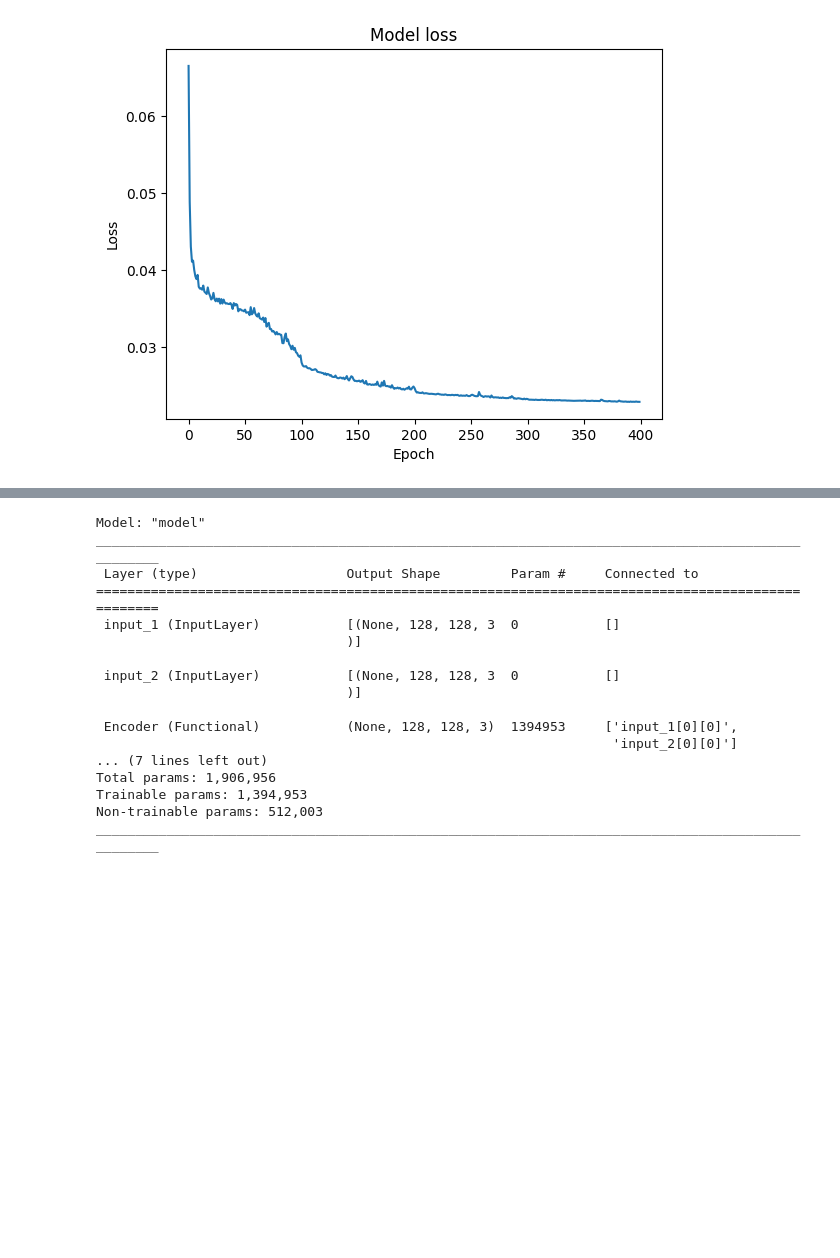
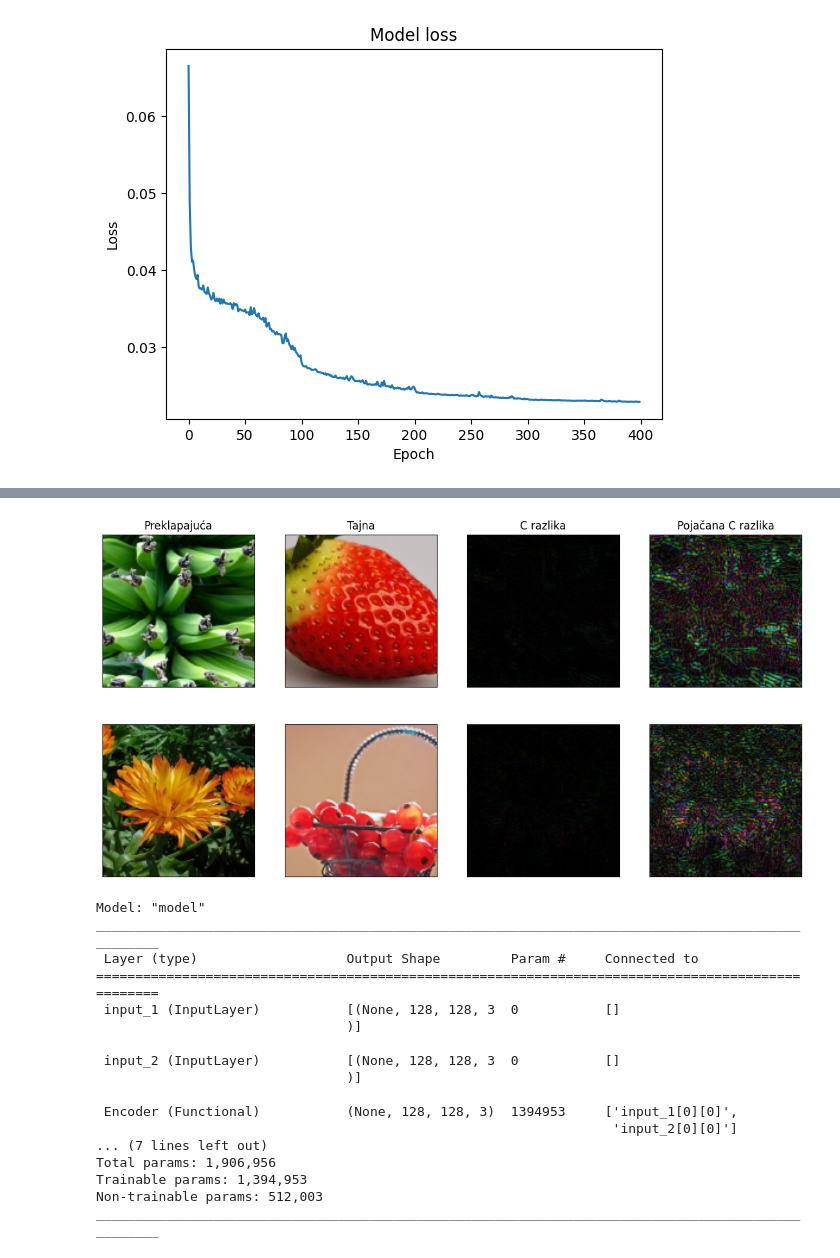
Before and after one commit to sawesky/Deep-Stegano, a Jupyter notebook: Diplomski.ipynb, the cells around one changed output, grey strips where cells are left out. Cells and saved outputs as stored; diff of their text form; code cells hidden in the pictures; blank space fills up the shorter version.

```diff
--- a/Diplomski.ipynb
+++ b/Diplomski.ipynb
@@ -392,0 +393,35 @@ WARNING:matplotlib.image:Clipping input data to the valid range for imshow with
+# %%
+n = 2
+SHOW_DIFF = 1
+ENHANCE = 1
+
+def show_image(img, n_rows, n_col, idx, first_row=False, title=None):
+    ax = plt.subplot(n_rows, n_col, idx)
+    plt.imshow(img)
+    ax.get_xaxis().set_visible(False)
+    ax.get_yaxis().set_visible(False)
+    if first_row:
+        plt.title(title)
+
+plt.figure(figsize=(14, 7))
+rand_indx = [random.randint(0, 1000) for x in range(n)]
+# for i, idx in enumerate(range(0, n)):
+for i, idx in enumerate(rand_indx):
+    n_col = 4 if SHOW_DIFF else 2
+
+    show_image(input_C[idx], n, n_col, i * n_col + 1, first_row=i==0, title='Preklapajuća')
+
+    show_image(input_S[idx], n, n_col, i * n_col + 2, first_row=i==0, title='Tajna')
+
+    #show_image(decoded_C[idx], n, n_col, i * n_col + 3, first_row=i==0, title='Steganografska')
+
+    #show_image(decoded_S[idx], n, n_col, i * n_col + 4, first_row=i==0, title='Otkrivena')
+
+
+    if SHOW_DIFF:
+        show_image(np.multiply(diff_C[idx], ENHANCE), n, n_col, i * n_col + 3, first_row=i==0, title='C razlika')
+
+        show_image(np.multiply(diff_C[idx], ENHANCE*10), n, n_col, i * n_col + 4, first_row=i==0, title='Pojačana C razlika')
+
+plt.show()
+# %% [output]
@@ -393,3 +430,4 @@ WARNING:matplotlib.image:Clipping input data to the valid range for imshow with
+[figure, added]
 # %%
 autoencoder_model.summary()
 # %% [output]
```
Also changed, not shown: parts of 11 cells of this notebook.
